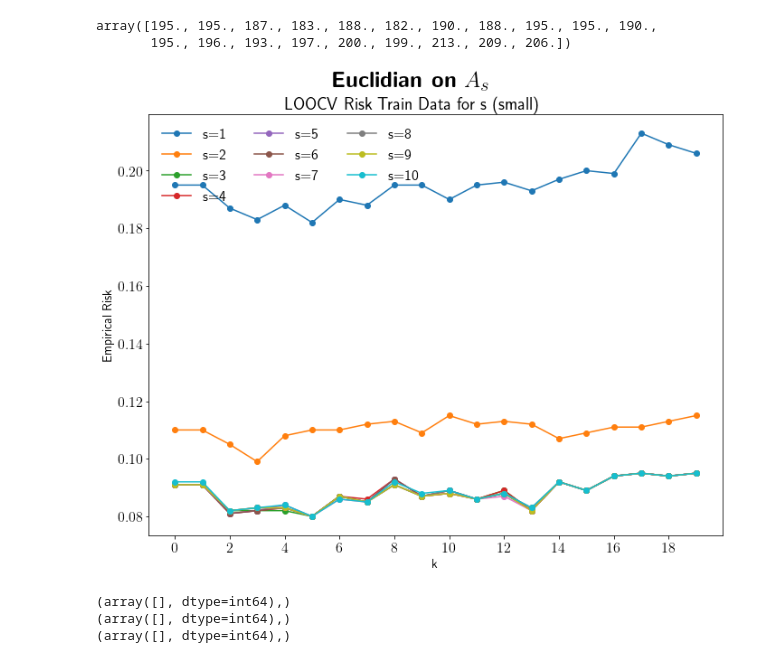
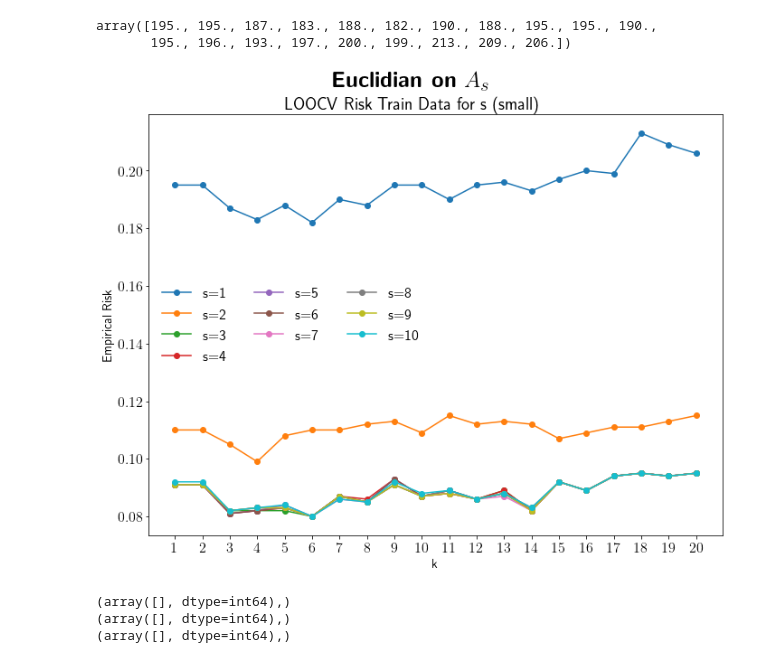
Before and after one commit to RobvanGastel/k-NN, a Jupyter notebook: notebooks/plots_messy.ipynb, the cells around one changed output. Drawn from its saved outputs; the diff is of its cells as text; code cells hidden in the pictures.

```diff
--- a/notebooks/plots_messy.ipynb
+++ b/notebooks/plots_messy.ipynb
@@ -168,7 +150,7 @@ ax1.set_prop_cycle(color=['blue', 'red', 'yellow', 'saddlebrown', 'gold', 'green
 # ax1.set_title('LOOCV Train Data', fontsize=AX_TITLE_SIZE)
 ax1.set_xlabel('k', fontsize=LABEL_SIZE)
 ax1.set_ylabel('Empirical Risk', fontsize=LABEL_SIZE)
-ax1.set_xticks([x for x in range(0, len(eucl_train_LOOCV[:,1])+1, 2)])
+ax1.set_xticks([x for x in range(1, len(eucl_train_LOOCV[:,1])+1)])
 for p in np.sort(np.unique(min_train_LOOCV[:, 2])):
     p_results = np.where(min_train_LOOCV[:, 2] == p)
     ax1.plot(
@@ -219,7 +201,7 @@ ax1.set_prop_cycle(color=['blue', 'red', 'coral', 'saddlebrown', 'gold', 'green'
 # ax1.set_title('LOOCV Train Data', fontsize=AX_TITLE_SIZE)
 ax1.set_xlabel('k', fontsize=LABEL_SIZE)
 ax1.set_ylabel('Empirical Risk', fontsize=LABEL_SIZE)
-ax1.set_xticks([x for x in range(0, len(eucl_train_LOOCV[:,1])+1, 2)])
+ax1.set_xticks([x for x in range(1, len(eucl_train_LOOCV[:,1])+1)])
 for p in np.sort(np.unique(min_train_LOOCV[:, 2])):
     p_results = np.where(min_train_LOOCV[:, 2] == p)
     ax1.plot(
@@ -287,9 +269,10 @@ fig.suptitle(
 # ax1.set_title('LOOCV Train Data', fontsize=AX_TITLE_SIZE)
 ax1.set_xlabel('k', fontsize=LABEL_SIZE)
 ax1.set_ylabel('Empirical Risk', fontsize=LABEL_SIZE)
-ax1.set_xticks([x for x in range(0, len(eucl_train_LOOCV[:,1])+1, 2)])
+ax1.set_xticks([x for x in range(1, len(eucl_train_LOOCV[:,1])+1)])
 for i, p in enumerate(combined_risk):
     ax1.plot(
+        range(1, 21),
         p,
         marker='o',
         label=f'{combined[i]}'
@@ -377,36 +360,37 @@ fig, ax1 = plt.subplots(1, 1, figsize=(10, 8))
 fig.suptitle(
     r"\Huge{\textbf{Euclidian on $A_s$}}" "\n" r"LOOCV Risk Train Data for s (small)",
 #     y=1.01
 )
 
 # ax1.set_title('LOOCV Train Data', fontsize=AX_TITLE_SIZE)
 ax1.set_xlabel('k', fontsize=LABEL_SIZE)
 ax1.set_ylabel('Empirical Risk', fontsize=LABEL_SIZE)
-ax1.set_xticks([x for x in range(0, len(eucl_train_LOOCV[:,1])+1, 2)])
+ax1.set_xticks([x for x in range(1, len(eucl_train_LOOCV[:,1])+1)])
 for i, p in enumerate(test):
     ax1.plot(
+        range(1, 21),
         p[:, 0]/1000,
         marker='o',
         label=f's={ks[i]}'
     )
 
 ax1.legend(
-    loc='upper left',
+    loc='center left',
     ncol=3,
     frameon=False
 )
 
 fig.tight_layout()
 fig.subplots_adjust(top=.905)
 fig.savefig(
     r'../figures/QG.png',
     bbox_size='tight',
     dpi=350,
     transparent=True,
     pad_inches=0
 )
 # %% [output]
-[figure, old version]
+[figure, new version]
 # %%
 low = 10000000
 for t in test:
```
Also changed, not shown: parts of 10 cells of this notebook, 8 other files.
